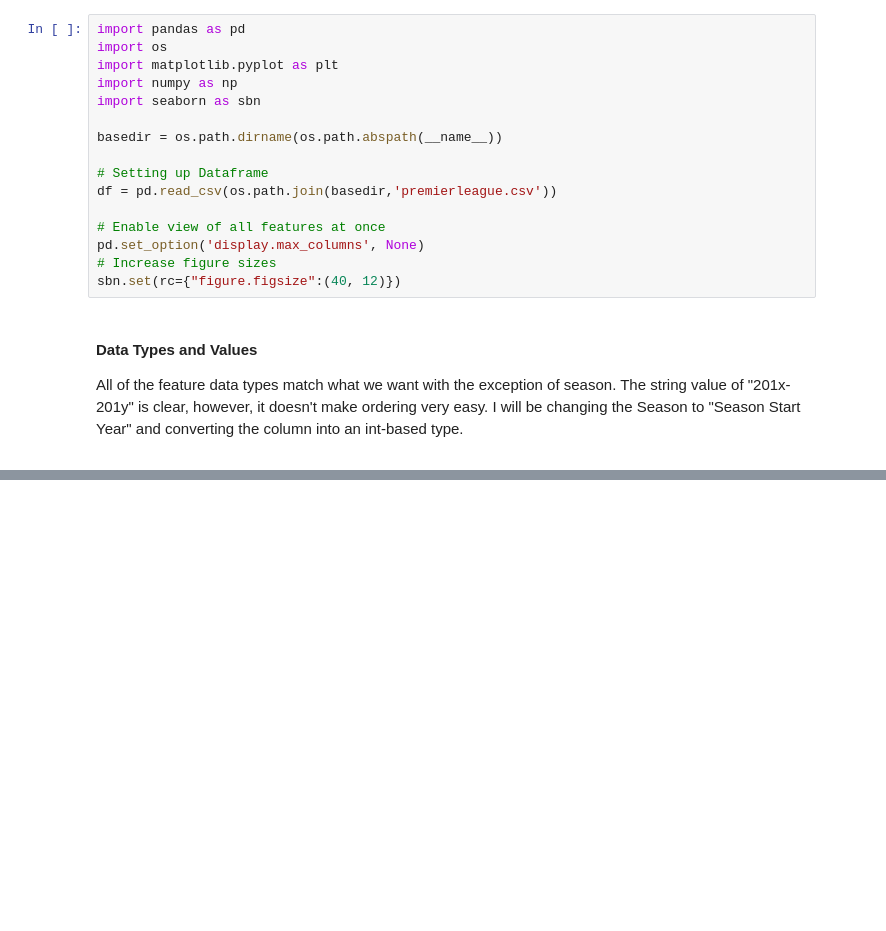
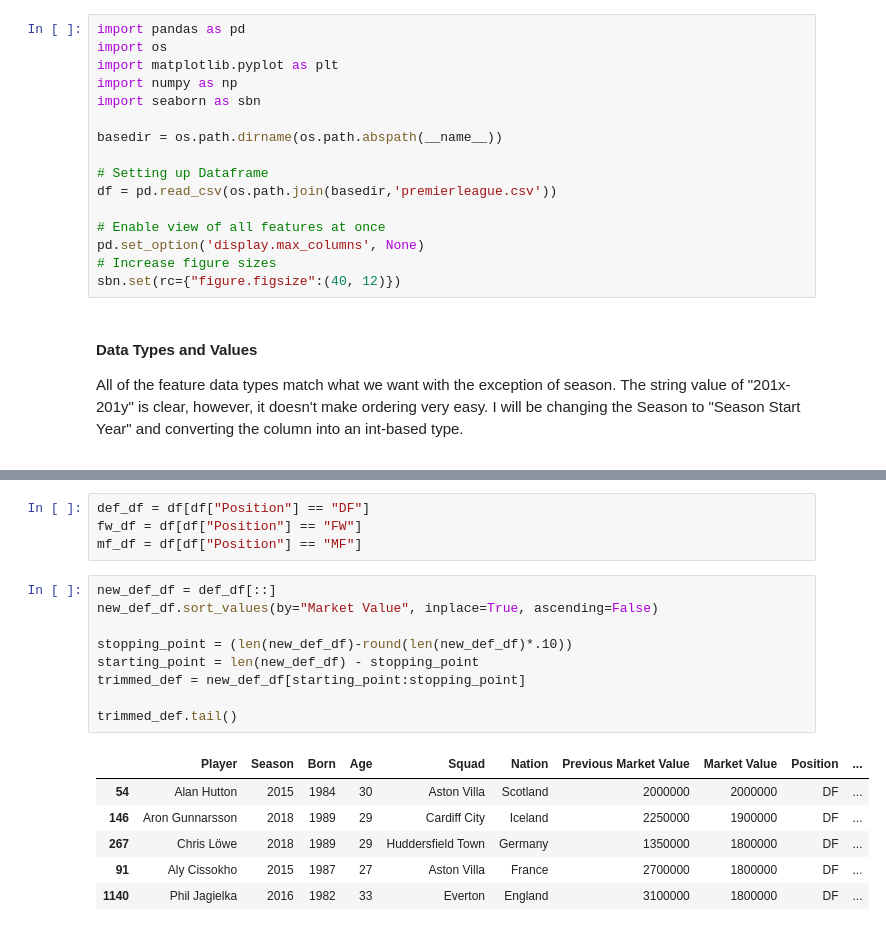
Before and after one commit to ascrivs/expert-octo-eureka, a Jupyter notebook: eda.ipynb, the cells around one changed output, grey strips where cells are left out. Drawn from its saved outputs; the diff is of its cells as text; blank space fills up the shorter version.

Commit message:
trimmed_def data frame with trimmed 10 percentiles removed

```diff
--- a/eda.ipynb
+++ b/eda.ipynb
@@ -145,0 +169,20 @@ dtypes
+# %%
+def_df = df[df["Position"] == "DF"]
+fw_df = df[df["Position"] == "FW"]
+mf_df = df[df["Position"] == "MF"]
+# %%
+new_def_df = def_df[::]
+new_def_df.sort_values(by="Market Value", inplace=True, ascending=False)
+
+stopping_point = (len(new_def_df)-round(len(new_def_df)*.10))
+starting_point = len(new_def_df) - stopping_point
+trimmed_def = new_def_df[starting_point:stopping_point]
+
+trimmed_def.tail()
+# %% [output]
+|  | Player | Season | Born | Age | Squad | Nation | Previous Market Value | Market Value | Position | ... |
+| 54 | Alan Hutton | 2015 | 1984 | 30 | Aston Villa | Scotland | 2000000 | 2000000 | DF | ... |
+| 146 | Aron Gunnarsson | 2018 | 1989 | 29 | Cardiff City | Iceland | 2250000 | 1900000 | DF | ... |
+| 267 | Chris Löwe | 2018 | 1989 | 29 | Huddersfield Town | Germany | 1350000 | 1800000 | DF | ... |
+| 91 | Aly Cissokho | 2015 | 1987 | 27 | Aston Villa | France | 2700000 | 1800000 | DF | ... |
+| 1140 | Phil Jagielka | 2016 | 1982 | 33 | Everton | England | 3100000 | 1800000 | DF | ... |
```
Also changed, not shown: parts of 4 cells of this notebook.
